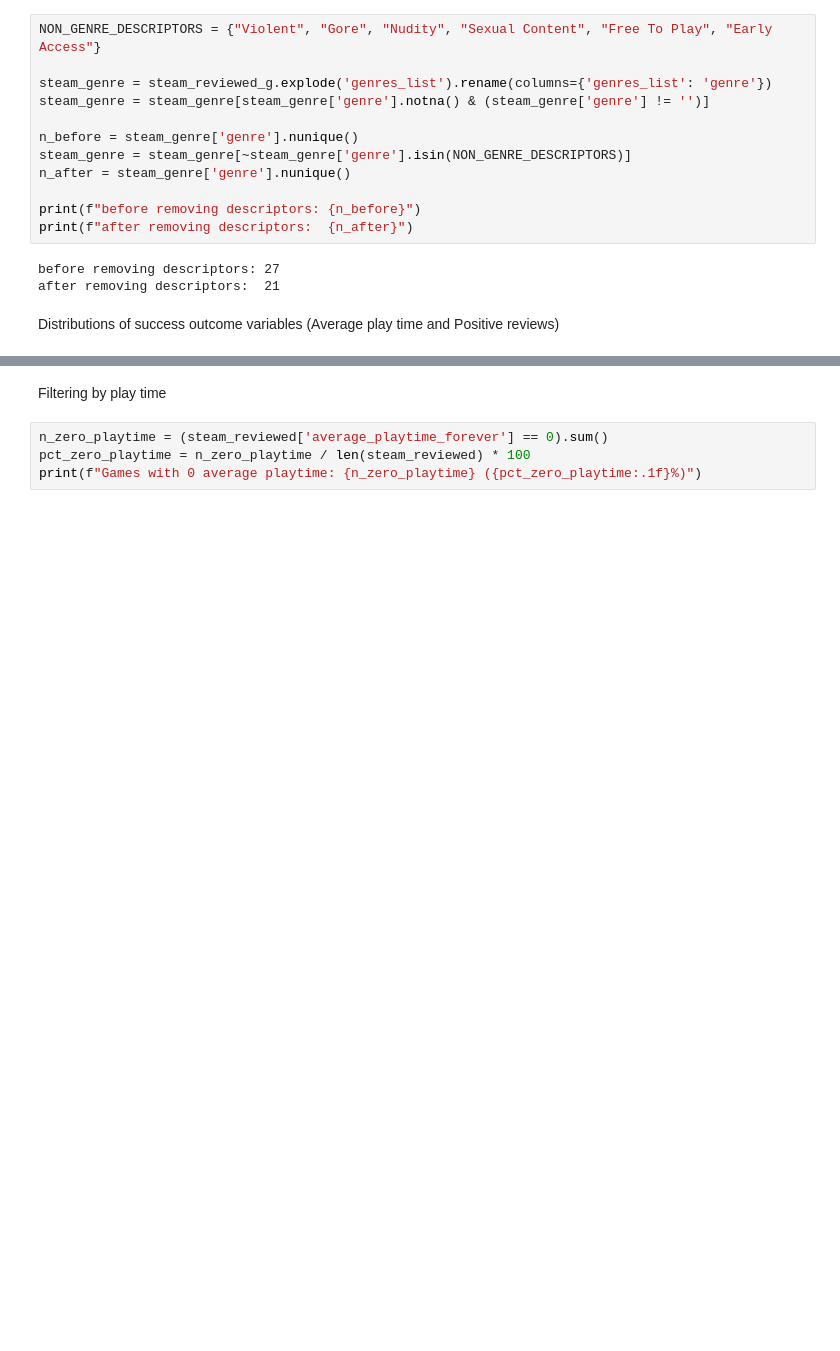
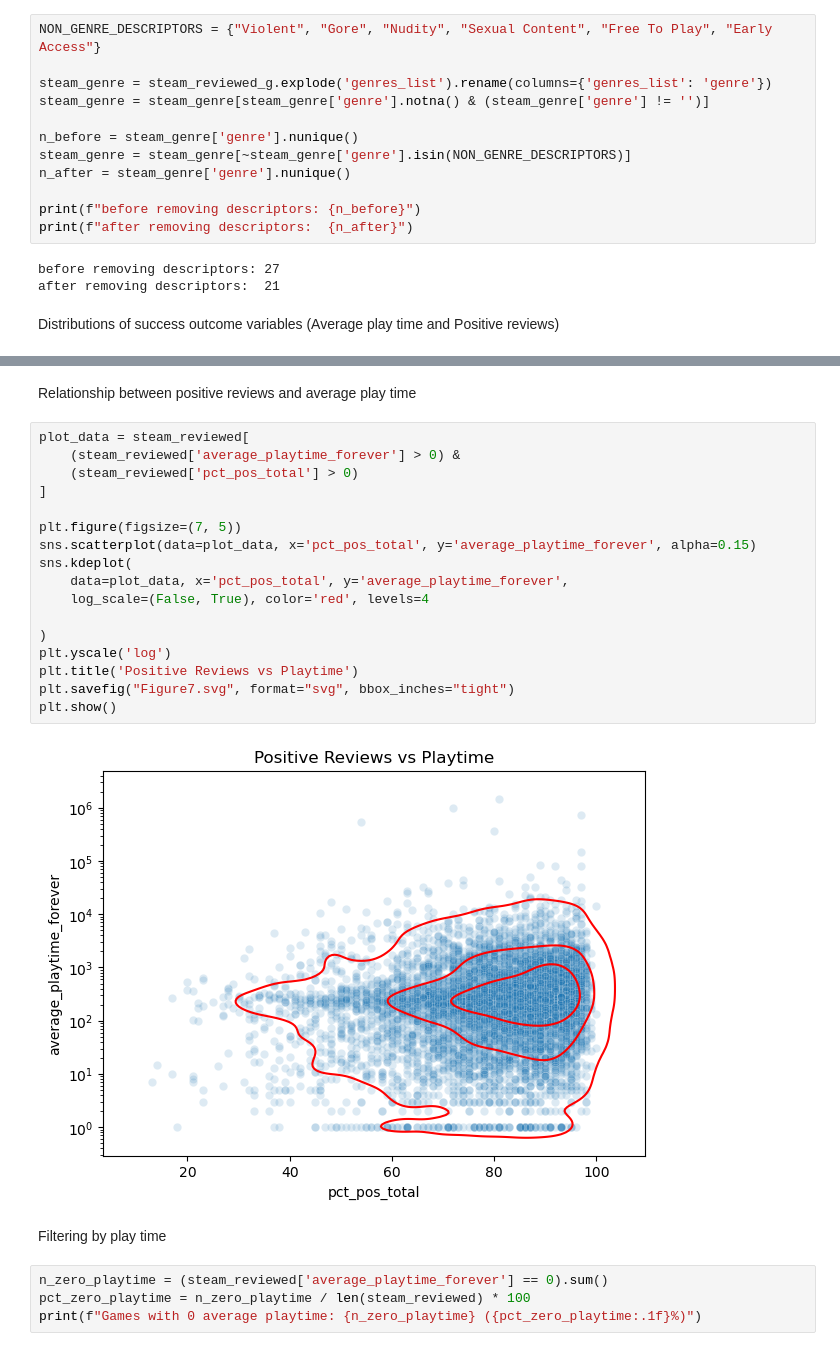
Before and after one commit to rakeikahukoti-del/DATA301-GP, a Jupyter notebook: notebooks/eda-joanna.ipynb, the cells around one changed output, grey strips where cells are left out. Saved outputs shown, nothing was run; the diff lists cells and outputs as text; blank space fills up the shorter version.

```diff
--- a/notebooks/eda-joanna.ipynb
+++ b/notebooks/eda-joanna.ipynb
@@ -174,3 +149,24 @@ steam_reviewed[['pct_pos_total', 'average_playtime_forever', 'positive']].corr()
+# %% [markdown]
+Relationship between positive reviews and average play time
+# %%
+plot_data = steam_reviewed[
+    (steam_reviewed['average_playtime_forever'] > 0) &
+    (steam_reviewed['pct_pos_total'] > 0)
+]
+
+plt.figure(figsize=(7, 5))
+sns.scatterplot(data=plot_data, x='pct_pos_total', y='average_playtime_forever', alpha=0.15)
+sns.kdeplot(
+    data=plot_data, x='pct_pos_total', y='average_playtime_forever',
+    log_scale=(False, True), color='red', levels=4
+
+)
+plt.yscale('log')
+plt.title('Positive Reviews vs Playtime')
+plt.savefig("Figure7.svg", format="svg", bbox_inches="tight")
+plt.show()
+# %% [output]
+[figure, added]
 # %% [markdown]
 Filtering by play time
 # %%
```
Also changed, not shown: parts of 8 cells of this notebook, 4 other files.
